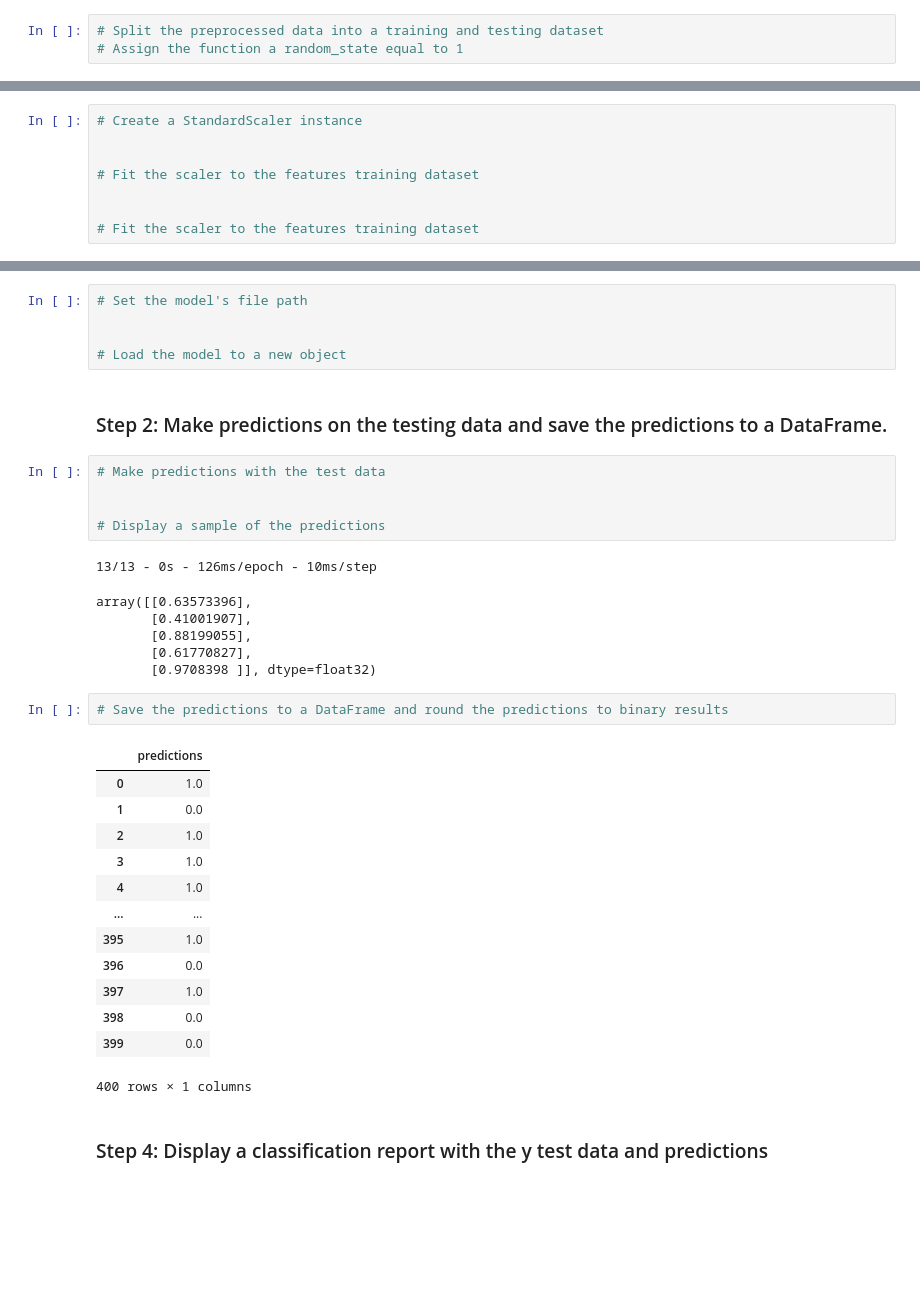
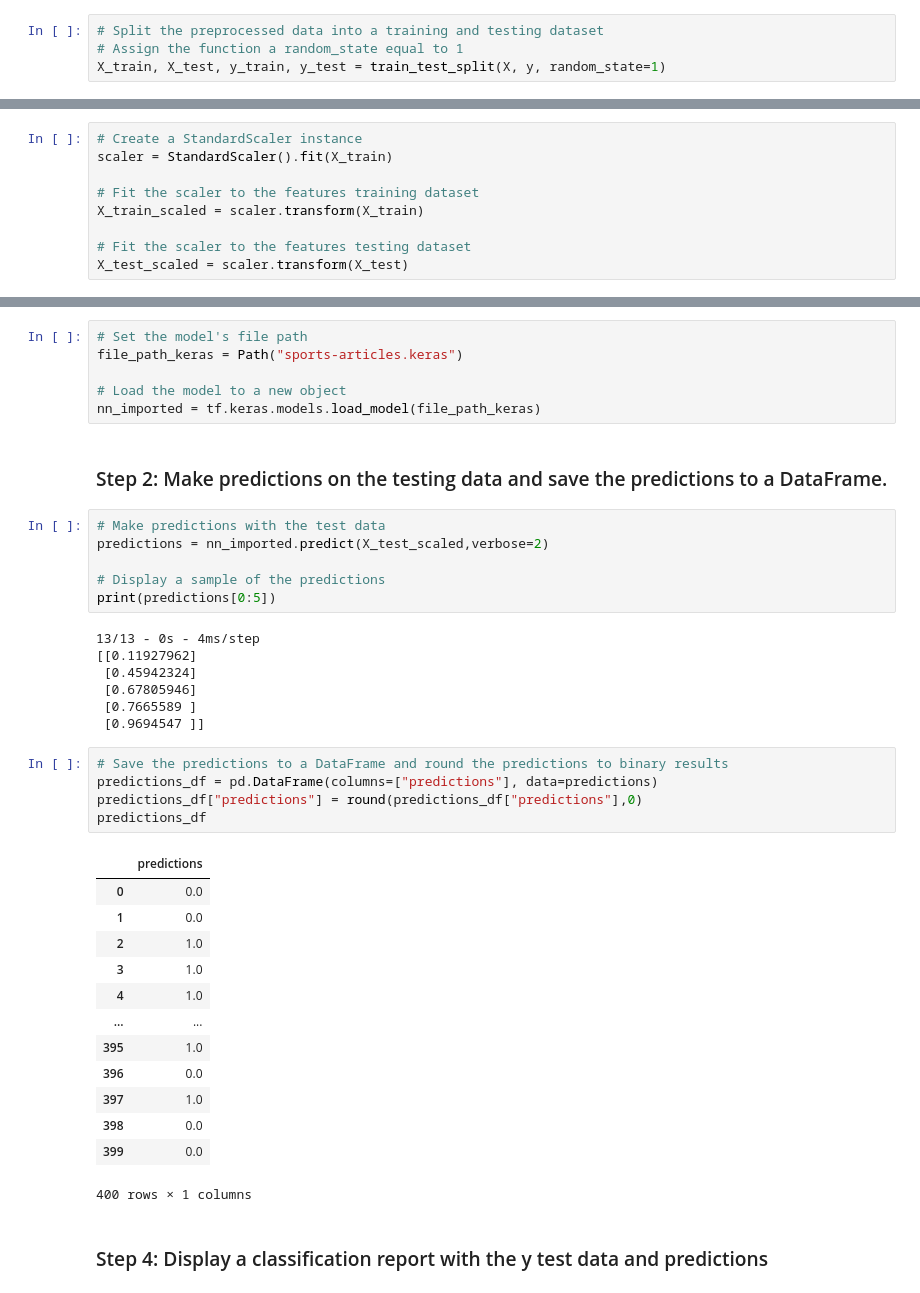
Before and after one commit to sin31415/neural-network-challenge-1, a Jupyter notebook: student_loans_with_deep_learning.ipynb, the cells around one changed output, grey strips where cells are left out. Drawn from its saved outputs; the diff is of its cells as text; blank space fills up the shorter version.

Commit message:
Saved model and updated notebook

```diff
--- a/student_loans_with_deep_learning.ipynb
+++ b/student_loans_with_deep_learning.ipynb
@@ -88,16 +89,18 @@ Name: credit_ranking, dtype: int64
 # %%
 # Split the preprocessed data into a training and testing dataset
 # Assign the function a random_state equal to 1
+X_train, X_test, y_train, y_test = train_test_split(X, y, random_state=1)
 # %% [markdown]
 ### Step 4: Use scikit-learn's `StandardScaler` to scale the features data.
 # %%
 # Create a StandardScaler instance
-
+scaler = StandardScaler().fit(X_train)
 
 # Fit the scaler to the features training dataset
+X_train_scaled = scaler.transform(X_train)
 
-
-# Fit the scaler to the features training dataset
+# Fit the scaler to the features testing dataset
+X_test_scaled = scaler.transform(X_test)
 # %% [markdown]
 ---
 
@@ -198,28 +207,33 @@ Loss: 0.5049149394035339, Accuracy: 0.7350000143051147
 ### Step 1: Reload your saved model.
 # %%
 # Set the model's file path
-
+file_path_keras = Path("sports-articles.keras")
 
 # Load the model to a new object
+nn_imported = tf.keras.models.load_model(file_path_keras)
 # %% [markdown]
 ### Step 2: Make predictions on the testing data and save the predictions to a DataFrame.
 # %%
 # Make predictions with the test data
-
+predictions = nn_imported.predict(X_test_scaled,verbose=2)
 
 # Display a sample of the predictions
+print(predictions[0:5])
 # %% [output]
-13/13 - 0s - 126ms/epoch - 10ms/step
+13/13 - 0s - 4ms/step
+[[0.11927962]
+ [0.45942324]
+ [0.67805946]
+ [0.7665589 ]
+ [0.9694547 ]]
-array([[0.63573396],
-       [0.41001907],
-       [0.88199055],
-       [0.61770827],
-       [0.9708398 ]], dtype=float32)
 # %%
 # Save the predictions to a DataFrame and round the predictions to binary results
+predictions_df = pd.DataFrame(columns=["predictions"], data=predictions)
+predictions_df["predictions"] = round(predictions_df["predictions"],0)
+predictions_df
 # %% [output]
 |  | predictions |
-| 0 | 1.0 |
+| 0 | 0.0 |
 | 1 | 0.0 |
 | 2 | 1.0 |
 | 3 | 1.0 |
```
Also changed, not shown: parts of 12 cells of this notebook, 1 other file.
